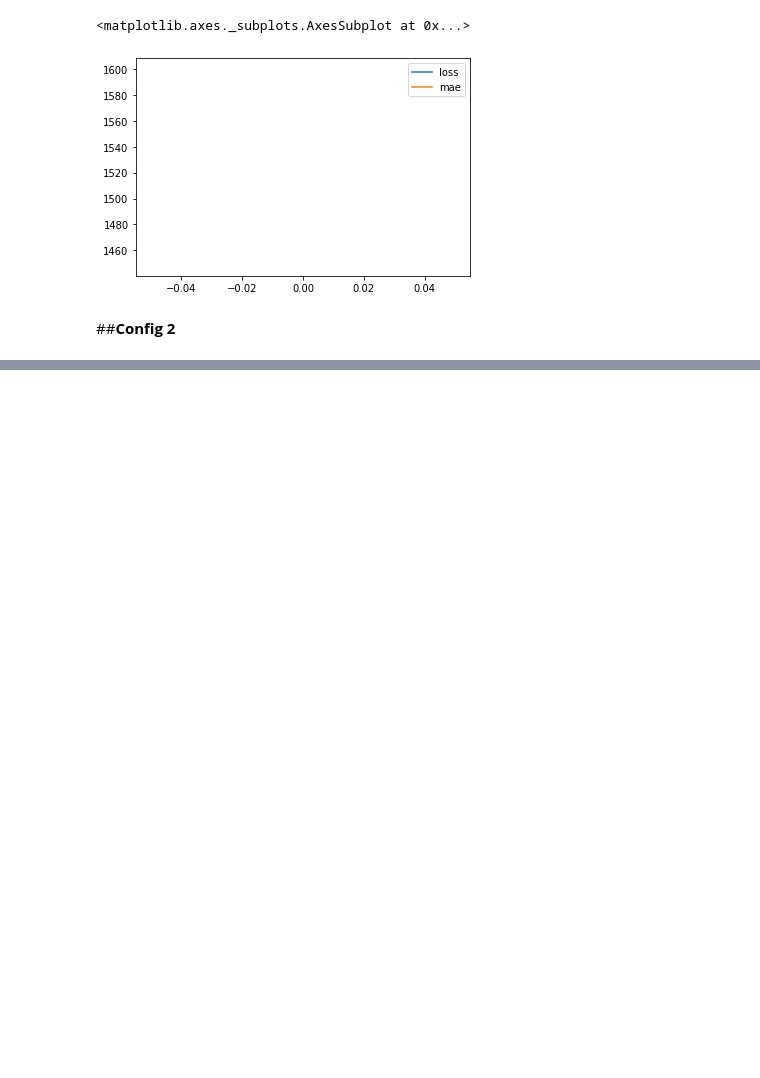
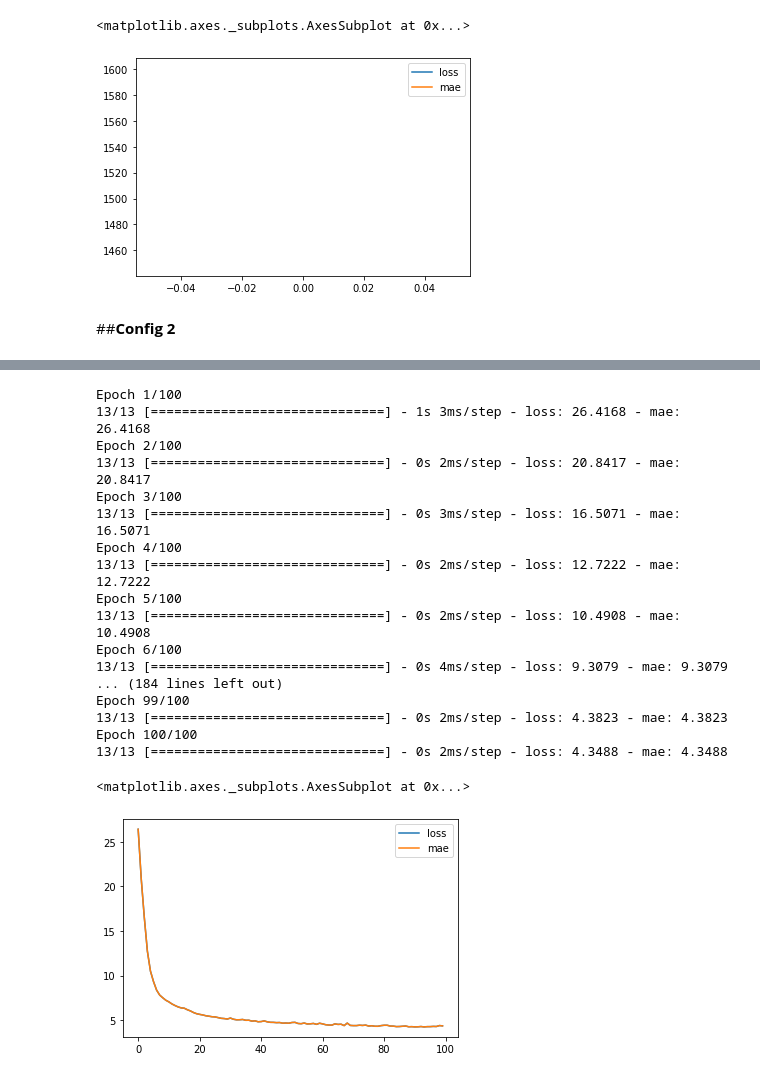
Before and after one commit to ehsanem/Tensorflow, a Jupyter notebook: TensorflowFundamental.ipynb, the cells around one changed output, grey strips where cells are left out. Saved outputs shown, nothing was run; the diff lists cells and outputs as text; code cells hidden in the pictures; blank space fills up the shorter version.

```diff
--- a/TensorflowFundamental.ipynb
+++ b/TensorflowFundamental.ipynb
@@ -519,0 +573,32 @@ _________________________________________________________________
+# %%
+model_4 = tf.keras.Sequential(
+    [
+      tf.keras.layers.Dense(10, activation='relu'),
+      tf.keras.layers.Dense(10, activation='relu'),
+      tf.keras.layers.Dense(1)
+    ]
+)
+
+model_4.compile(optimizer='Adam', loss='mae', metrics='mae')
+history=model_4.fit(X_train, y_train, epochs=100)
+pd.DataFrame(history.history).plot()
+# %% [output]
+Epoch 1/100
+13/13 [==============================] - 1s 3ms/step - loss: 26.4168 - mae: 26.4168
+Epoch 2/100
+13/13 [==============================] - 0s 2ms/step - loss: 20.8417 - mae: 20.8417
+Epoch 3/100
+13/13 [==============================] - 0s 3ms/step - loss: 16.5071 - mae: 16.5071
+Epoch 4/100
+13/13 [==============================] - 0s 2ms/step - loss: 12.7222 - mae: 12.7222
+Epoch 5/100
+13/13 [==============================] - 0s 2ms/step - loss: 10.4908 - mae: 10.4908
+Epoch 6/100
+13/13 [==============================] - 0s 4ms/step - loss: 9.3079 - mae: 9.3079
+... (184 lines left out)
+Epoch 99/100
+13/13 [==============================] - 0s 2ms/step - loss: 4.3823 - mae: 4.3823
+Epoch 100/100
+13/13 [==============================] - 0s 2ms/step - loss: 4.3488 - mae: 4.3488
+<matplotlib.axes._subplots.AxesSubplot at 0x...>
+[figure, added]
```
Also changed, not shown: parts of 15 cells of this notebook.
